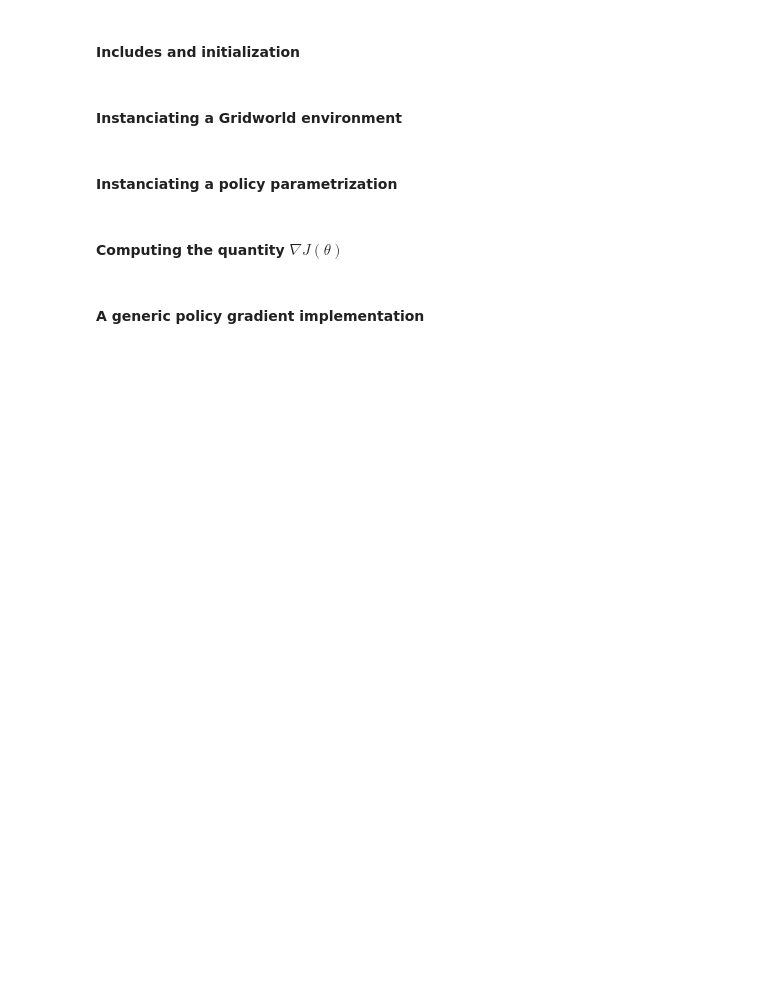
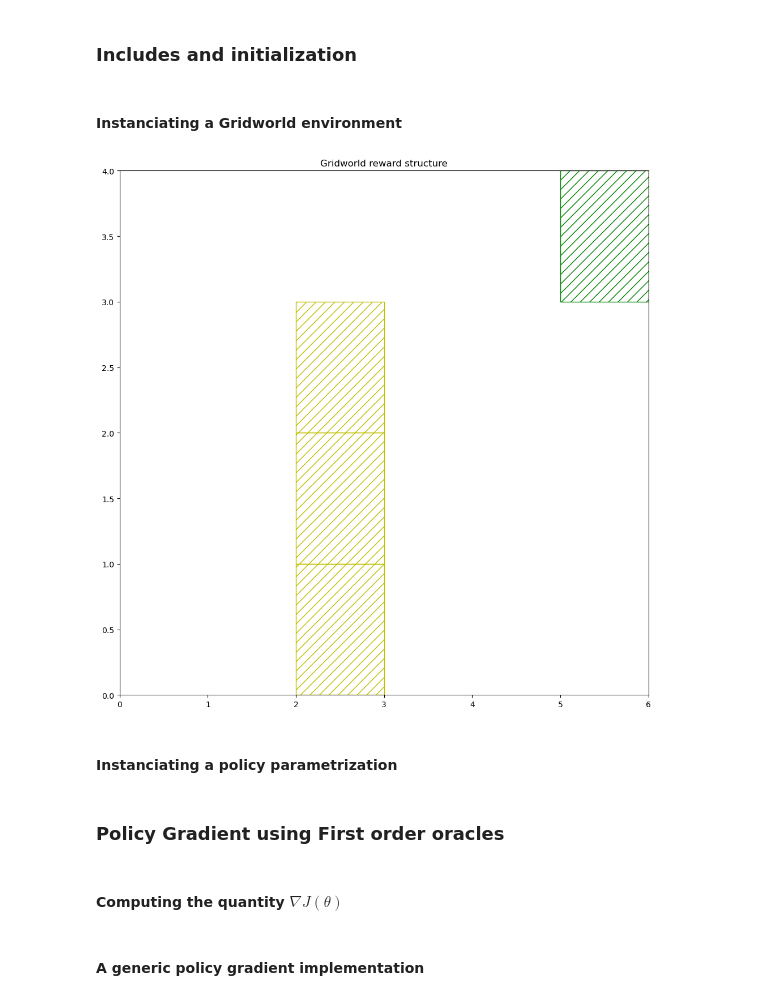
Before and after one commit to RenardDesNeiges/CIRL_Experiments, a Jupyter notebook: pg_experiments.ipynb, the cells around one changed output. Cells and saved outputs as stored; diff of their text form; code cells hidden in the pictures; blank space fills up the shorter version.

```diff
--- a/pg_experiments.ipynb
+++ b/pg_experiments.ipynb
@@ -26,4 +32,4 @@ For now we only care about the unregularized case.
 # %% [markdown]
-#### Includes and initialization
+### Includes and initialization
 # %%
 """ Includes """
@@ -53,10 +51,22 @@ key = jax.random.PRNGKey(0)
 # %% [markdown]
 #### Instanciating a Gridworld environment
 # %%
-goals = [((7,4),100)]
-gridMDP = Gridworld(8,5,0.1,0.9,goals=goals,obstacles=[])
+goals = [((5,3),100),
+         ((2,0),-50),
+         ((2,1),-50),
+         ((2,2),-50),]
+gridMDP = Gridworld(6,4,0.1,0.9,goals=goals,obstacles=[])
 gridMDP.init_distrib =  jnp.exp(jax.random.uniform(key,(gridMDP.n,))) / \
     jnp.sum(jnp.exp(jax.random.uniform(key,(gridMDP.n,))))
+
+
+fig, ax = plt.subplots(1,figsize=(10,10))
+gridplot(gridMDP,ax,goals=goals)
+ax.set_title('Gridworld reward structure')
+fig.tight_layout()
+plt.show()
+# %% [output]
+[figure, added]
 # %% [markdown]
 #### Instanciating a policy parametrization
 # %%
@@ -64,6 +74,8 @@ theta = jax.random.uniform(key,(gridMDP.n,gridMDP.m))
 def softmax_pi(theta):
     return jnp.exp(theta)/jnp.repeat(jnp.expand_dims(jnp.sum(jnp.exp(theta),1),1),4,1)
 pi_theta = softmax_pi(theta)
+# %% [markdown]
+### Policy Gradient using First order oracles
 # %% [markdown]
 #### Computing the quantity $\nabla J(\theta)$
 # %%
```
Also changed, not shown: parts of 17 cells of this notebook, 3 other files.
